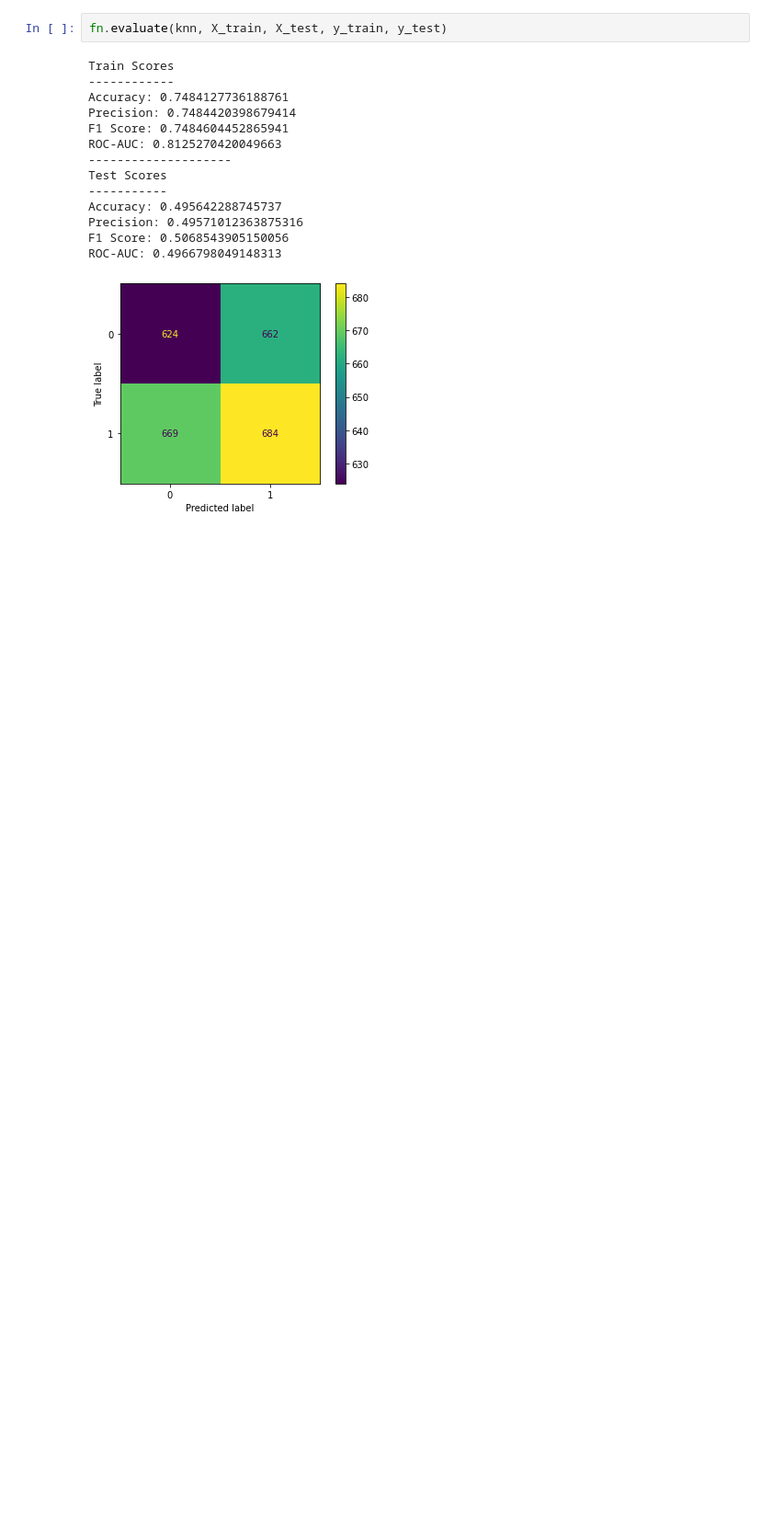
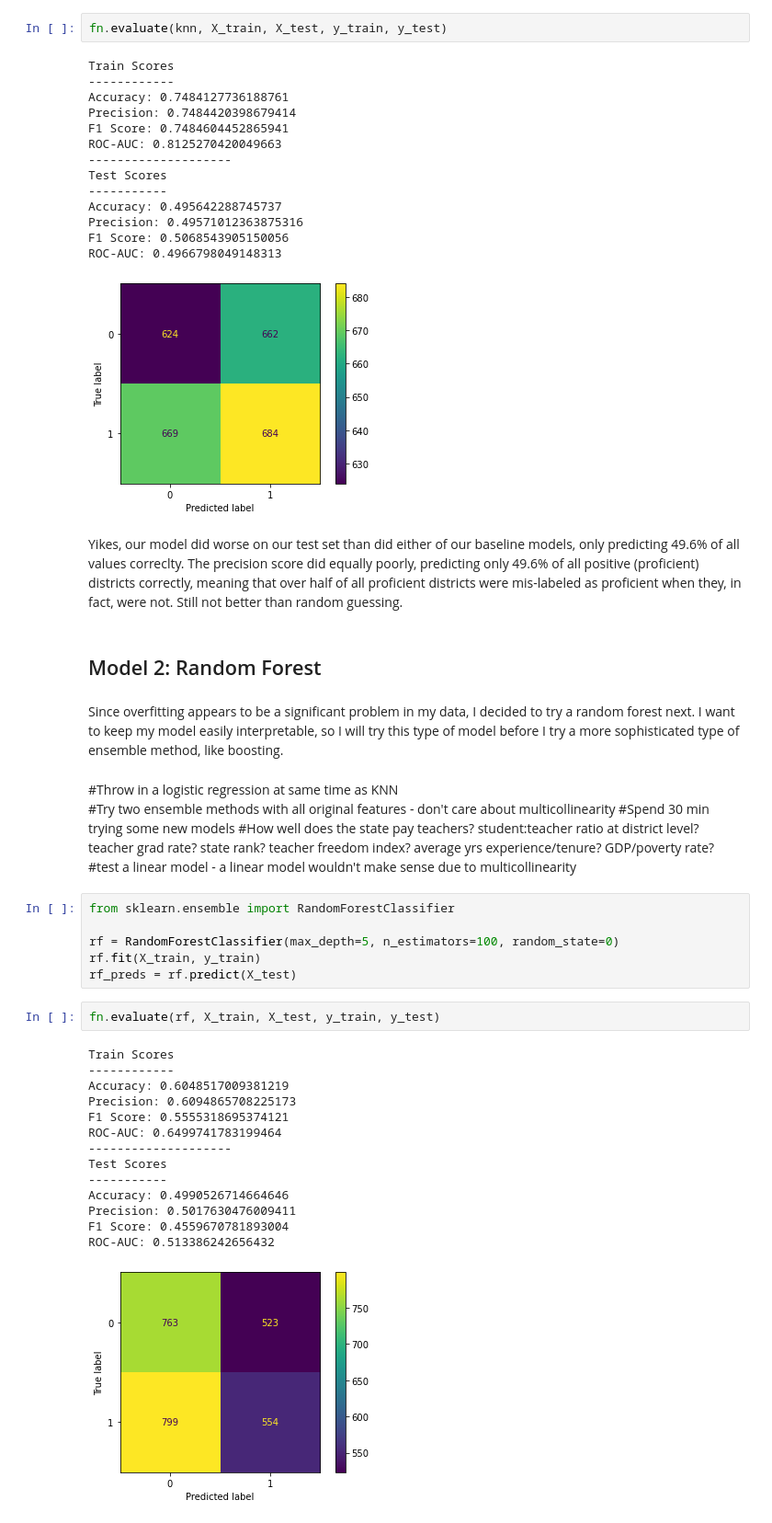
Before and after one commit to alexiskedo/Predicting-School-District-Performance, a Jupyter notebook: District_Spending_and_Achievement.ipynb, the cells around one changed output. Shown at 92% size. Cells and saved outputs as stored; diff of their text form; blank space fills up the shorter version.

Commit message:
add random forst

```diff
--- a/District_Spending_and_Achievement.ipynb
+++ b/District_Spending_and_Achievement.ipynb
@@ -680,3 +669,38 @@ Precision: 0.49571012363875316
 F1 Score: 0.5068543905150056
 ROC-AUC: 0.4966798049148313
 [figure]
+# %% [markdown]
+Yikes, our model did worse on our test set than did either of our baseline models, only predicting 49.6% of all values correclty. The precision score did equally poorly, predicting only 49.6% of all positive (proficient) districts correctly, meaning that over half of all proficient districts were mis-labeled as proficient when they, in fact, were not. Still not better than random guessing.
+# %% [markdown]
+## Model 2: Random Forest
+# %% [markdown]
+Since overfitting appears to be a significant problem in my data, I decided to try a random forest next. I want to keep my model easily interpretable, so I will try this type of model before I try a more sophisticated type of ensemble method, like boosting.
+# %% [markdown]
+#Throw in a logistic regression at same time as KNN
+#Try two ensemble methods with all original features - don't care about multicollinearity
+#Spend 30 min trying some new models
+#How well does the state pay teachers? student:teacher ratio at district level? teacher grad rate? state rank? teacher freedom index? average yrs experience/tenure? GDP/poverty rate?
+#test a linear model - a linear model wouldn't make sense due to multicollinearity
+# %%
+from sklearn.ensemble import RandomForestClassifier
+
+rf = RandomForestClassifier(max_depth=5, n_estimators=100, random_state=0)
+rf.fit(X_train, y_train)
+rf_preds = rf.predict(X_test)
+# %%
+fn.evaluate(rf, X_train, X_test, y_train, y_test)
+# %% [output]
+Train Scores
+------------
+Accuracy: 0.6048517009381219
+Precision: 0.6094865708225173
+F1 Score: 0.5555318695374121
+ROC-AUC: 0.6499741783199464
+--------------------
+Test Scores
+-----------
+Accuracy: 0.4990526714664646
+Precision: 0.5017630476009411
+F1 Score: 0.4559670781893004
+ROC-AUC: 0.513386242656432
+[figure, added]
```
Also changed, not shown: parts of 24 cells of this notebook.
